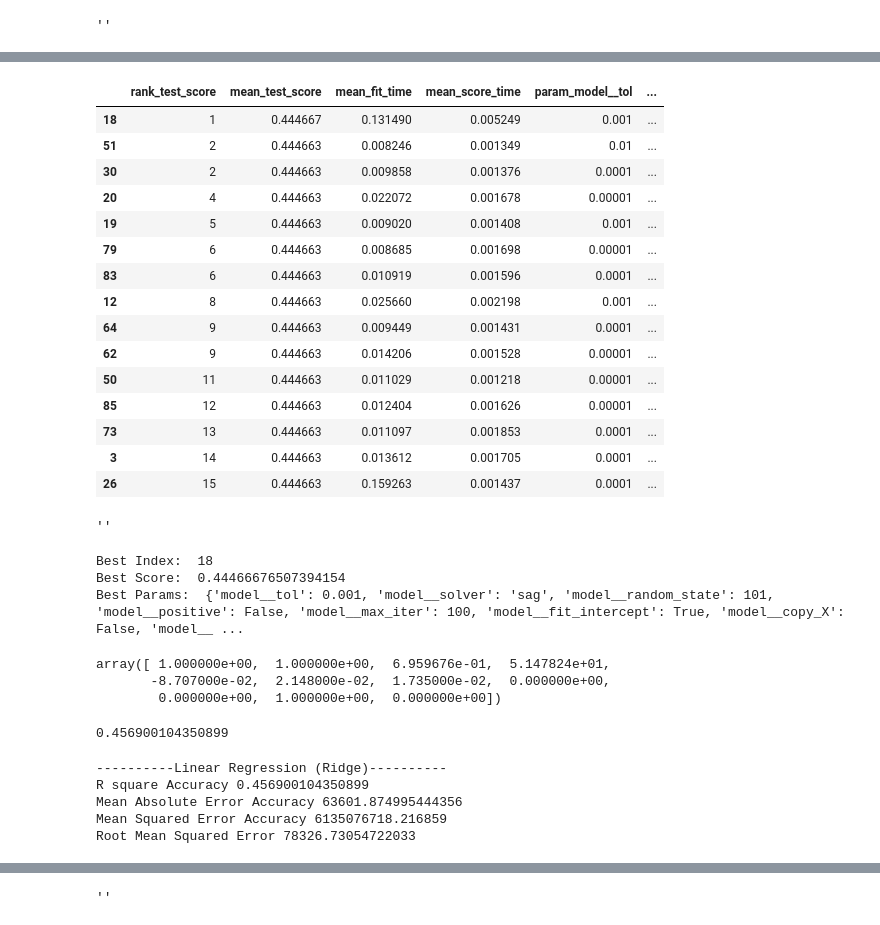
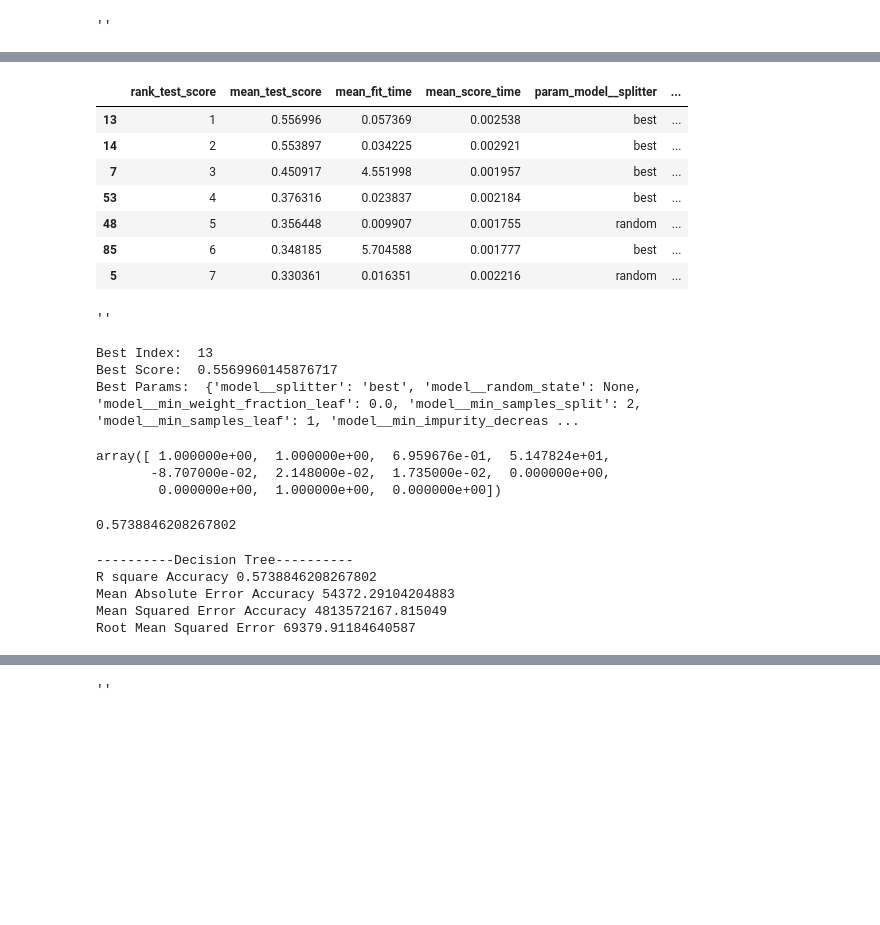
Before and after one commit to jayportfolio/capstone_streamlit, a Jupyter notebook: process/E_train_model/iteration06/it06_AA_5__vary_model_randomsearch_scalingdummies__20221112.ipynb, the cells around one changed output, grey strips where cells are left out. Saved outputs shown, nothing was run; the diff lists cells and outputs as text; code cells hidden in the pictures; blank space fills up the shorter version.

```diff
--- a/process/E_train_model/iteration06/it06_AA_5__vary_model_randomsearch_scalingdummies__20221112.ipynb
+++ b/process/E_train_model/iteration06/it06_AA_5__vary_model_randomsearch_scalingdummies__20221112.ipynb
@@ -1,8 +1,8 @@
 # %%
 #ALGORITHM = 'XG Boost'
-ALGORITHM = 'Linear Regression (Ridge)'
+#ALGORITHM = 'Linear Regression (Ridge)'
 #ALGORITHM = 'KNN'
-#ALGORITHM = 'Decision Tree'
+ALGORITHM = 'Decision Tree'
 #ALGORITHM = 'Random Forest'
 #ALGORITHM = 'CatBoost'
 #ALGORITHM = 'Light Gradient Boosting'
@@ -647,30 +605,22 @@ cv_results_df_sorted if not_catboost else ''
 # %%
 if not_catboost:
     orig_debug_mode, orig_display_df_cols = debug_mode, pd.get_option('display.max_columns')
     debug_mode = True
     pd.set_option('display.max_columns', None)
     if debug_mode:
         debug_cols = ['rank_test_score', 'mean_test_score', 'mean_fit_time', 'mean_score_time']
         debug_cols.extend([c for c in cv_results_df.columns if 'param' in c])
 
-cv_results_df[debug_cols].head(15) if debug_mode else ''
+cv_results_df[debug_cols].head(7) if debug_mode else ''
 # %% [output]
-|  | rank_test_score | mean_test_score | mean_fit_time | mean_score_time | param_model__tol | ... |
-| 18 | 1 | 0.444667 | 0.131490 | 0.005249 | 0.001 | ... |
-| 51 | 2 | 0.444663 | 0.008246 | 0.001349 | 0.01 | ... |
-| 30 | 2 | 0.444663 | 0.009858 | 0.001376 | 0.0001 | ... |
-| 20 | 4 | 0.444663 | 0.022072 | 0.001678 | 0.00001 | ... |
-| 19 | 5 | 0.444663 | 0.009020 | 0.001408 | 0.001 | ... |
-| 79 | 6 | 0.444663 | 0.008685 | 0.001698 | 0.00001 | ... |
-| 83 | 6 | 0.444663 | 0.010919 | 0.001596 | 0.0001 | ... |
-| 12 | 8 | 0.444663 | 0.025660 | 0.002198 | 0.001 | ... |
-| 64 | 9 | 0.444663 | 0.009449 | 0.001431 | 0.0001 | ... |
-| 62 | 9 | 0.444663 | 0.014206 | 0.001528 | 0.00001 | ... |
-| 50 | 11 | 0.444663 | 0.011029 | 0.001218 | 0.00001 | ... |
-| 85 | 12 | 0.444663 | 0.012404 | 0.001626 | 0.00001 | ... |
-| 73 | 13 | 0.444663 | 0.011097 | 0.001853 | 0.0001 | ... |
-| 3 | 14 | 0.444663 | 0.013612 | 0.001705 | 0.0001 | ... |
-| 26 | 15 | 0.444663 | 0.159263 | 0.001437 | 0.0001 | ... |
+|  | rank_test_score | mean_test_score | mean_fit_time | mean_score_time | param_model__splitter | ... |
+| 13 | 1 | 0.556996 | 0.057369 | 0.002538 | best | ... |
+| 14 | 2 | 0.553897 | 0.034225 | 0.002921 | best | ... |
+| 7 | 3 | 0.450917 | 4.551998 | 0.001957 | best | ... |
+| 53 | 4 | 0.376316 | 0.023837 | 0.002184 | best | ... |
+| 48 | 5 | 0.356448 | 0.009907 | 0.001755 | random | ... |
+| 85 | 6 | 0.348185 | 5.704588 | 0.001777 | best | ... |
+| 5 | 7 | 0.330361 | 0.016351 | 0.002216 | random | ... |
 # %%
 if not_catboost:
     debug_mode = orig_debug_mode
@@ -700,9 +650,9 @@ if not_catboost:
     print('Best Score: ', crossval_runner.best_score_)
     print('Best Params: ', crossval_runner.best_params_)
 # %% [output]
-Best Index:  18
-Best Score:  0.44466676507394154
-Best Params:  {'model__tol': 0.001, 'model__solver': 'sag', 'model__random_state': 101, 'model__positive': False, 'model__max_iter': 100, 'model__fit_intercept': True, 'model__copy_X': False, 'model__ ...
+Best Index:  13
+Best Score:  0.5569960145876717
+Best Params:  {'model__splitter': 'best', 'model__random_state': None, 'model__min_weight_fraction_leaf': 0.0, 'model__min_samples_split': 2, 'model__min_samples_leaf': 1, 'model__min_impurity_decreas ...
 # %%
 #pool_Xtest.shape
 #pool_Xtrain.shape
@@ -727,7 +677,7 @@ else:
     default_score = starter_model.score(X_test, y_test)
 score
 # %% [output]
-0.456900104350899
+0.5738846208267802
 # %%
 y_pred = y_pred.reshape((-1, 1))
 
@@ -741,11 +691,11 @@ print('Mean Absolute Error Accuracy', MAE)
 print('Mean Squared Error Accuracy', MSE)
 print('Root Mean Squared Error', RMSE)
 # %% [output]
-----------Linear Regression (Ridge)----------
-R square Accuracy 0.456900104350899
-Mean Absolute Error Accuracy 63601.874995444356
-Mean Squared Error Accuracy 6135076718.216859
-Root Mean Squared Error 78326.73054722033
+----------Decision Tree----------
+R square Accuracy 0.5738846208267802
+Mean Absolute Error Accuracy 54372.29104204883
+Mean Squared Error Accuracy 4813572167.815049
+Root Mean Squared Error 69379.91184640587
 # %%
 if debug_mode:
     print(y_test_index.reshape((-1, 1)).shape);
```
Also changed, not shown: parts of 25 cells of this notebook, 4 other files.
